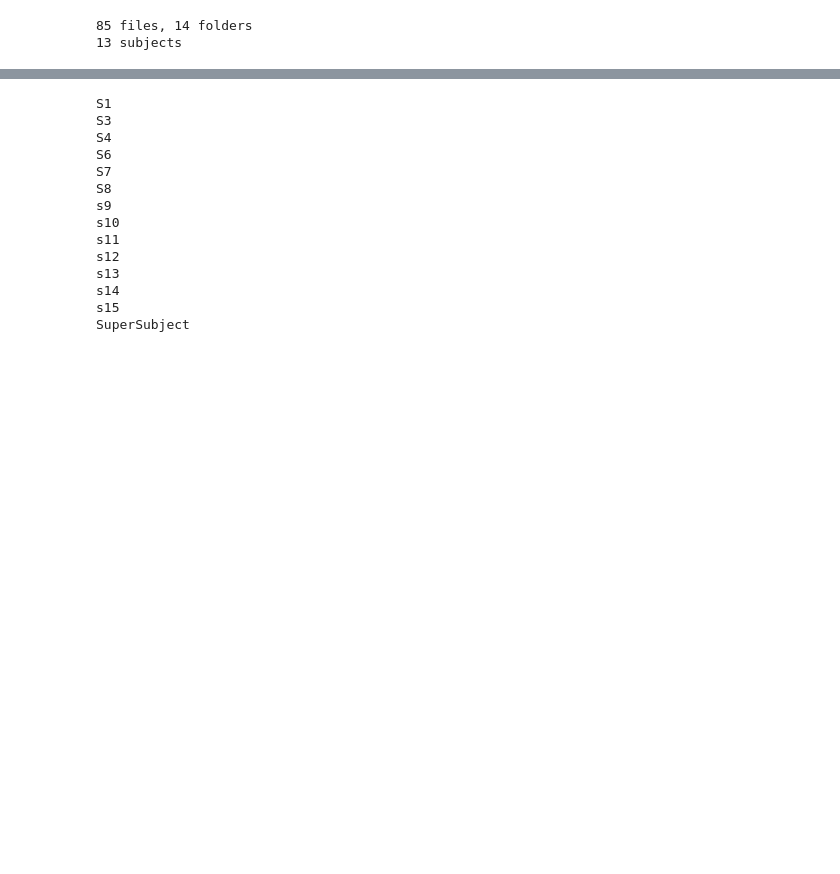
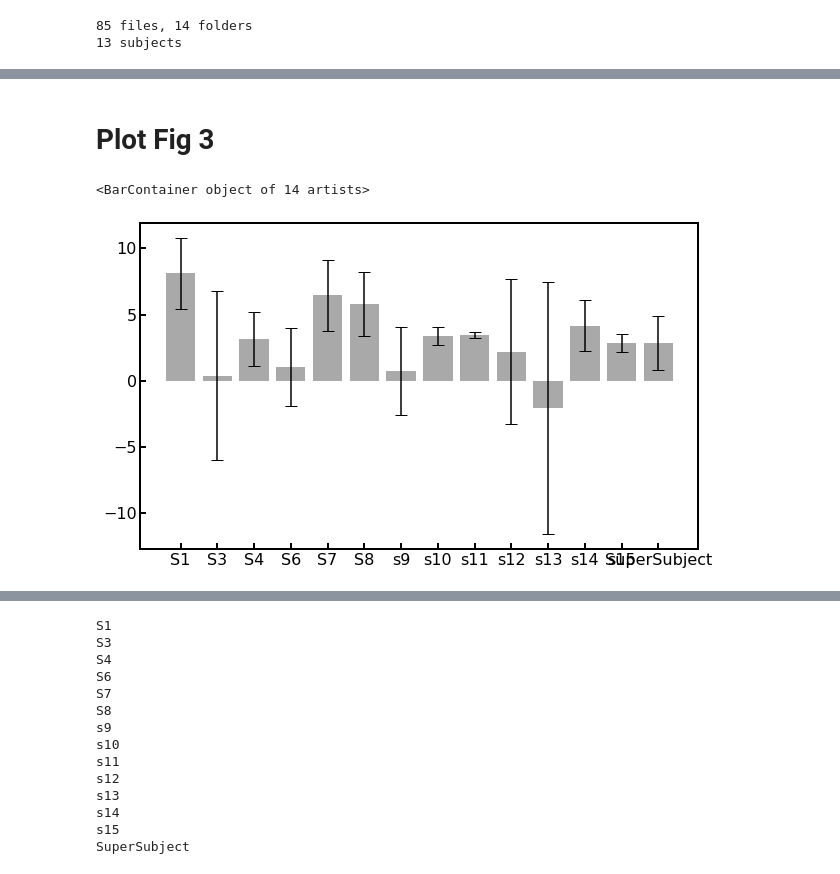
Before and after one commit to WhitneyLab/Serial_Dependence_Analysis_Base, a Jupyter notebook: figures/Fig_3/Fig_3.ipynb, the cells around one changed output, grey strips where cells are left out. Saved outputs shown, nothing was run; the diff lists cells and outputs as text; code cells hidden in the pictures; blank space fills up the shorter version.

Commit message:
fixed confidence intervals, plotted fig 3 final

```diff
--- a/figures/Fig_3/Fig_3.ipynb
+++ b/figures/Fig_3/Fig_3.ipynb
@@ -55,0 +59,28 @@ subject_names = ['S1', 'S3', 'S4', 'S6', 'S7', 'S8', 's9', 's10', 's11', 's12',
+# %%
+alldata_trimed = pd.DataFrame()
+alldata = pd.DataFrame(columns=['SUBJECT', 'BOOTSTRAP_VALUES'])
+
+row = 0
+for subject in subject_names:
+    subjectdata_temp = pd.DataFrame()
+
+    # load data:
+    subjectdata = pd.read_csv(datapath + subject + '/' + subject + '_VM_output_1nBack.csv')
+    subjectdata_temp['BOOTSTRAP_VALUES'] = subjectdata['bootstrap_values']
+    subjectdata_temp.loc[:, 'SUBJECT'] = subject
+
+    print(subject)
+    alldata_trimed.loc[row,'SUBJECT'] = subject
+
+    mean, ci_low, ci_up = mean_confidence_interval.confidence_interval_percentile(subjectdata['bootstrap_values'])
+
+    alldata_trimed.loc[row, 'BOOTSTRAP_MEAN'] = mean
+    alldata_trimed.loc[row, 'BOOTSTRAP_CI_LOW'] = ci_low
+    alldata_trimed.loc[row, 'BOOTSTRAP_CI_UP'] = ci_up
+
+    if subject == 'S1':
+        alldata = subjectdata_temp
+    else:
+        alldata = pd.concat([alldata, subjectdata_temp])
+
+    row += 1
@@ -55,0 +130,10 @@ subject_names = ['S1', 'S3', 'S4', 'S6', 'S7', 'S8', 's9', 's10', 's11', 's12',
+# %% [markdown]
+# Plot Fig 3
+# %%
+plt.figure(figsize=(10, 6))
+
+plt.bar(alldata_trimed['SUBJECT'], alldata_trimed['BOOTSTRAP_MEAN'], yerr=alldata_trimed['BOOTSTRAP_CI_LOW'].to_numpy(), ecolor='black',
+       capsize=6, color = 'darkgray')
+# %% [output]
+<BarContainer object of 14 artists>
+[figure, added]
```
Also changed, not shown: parts of 14 cells of this notebook.
